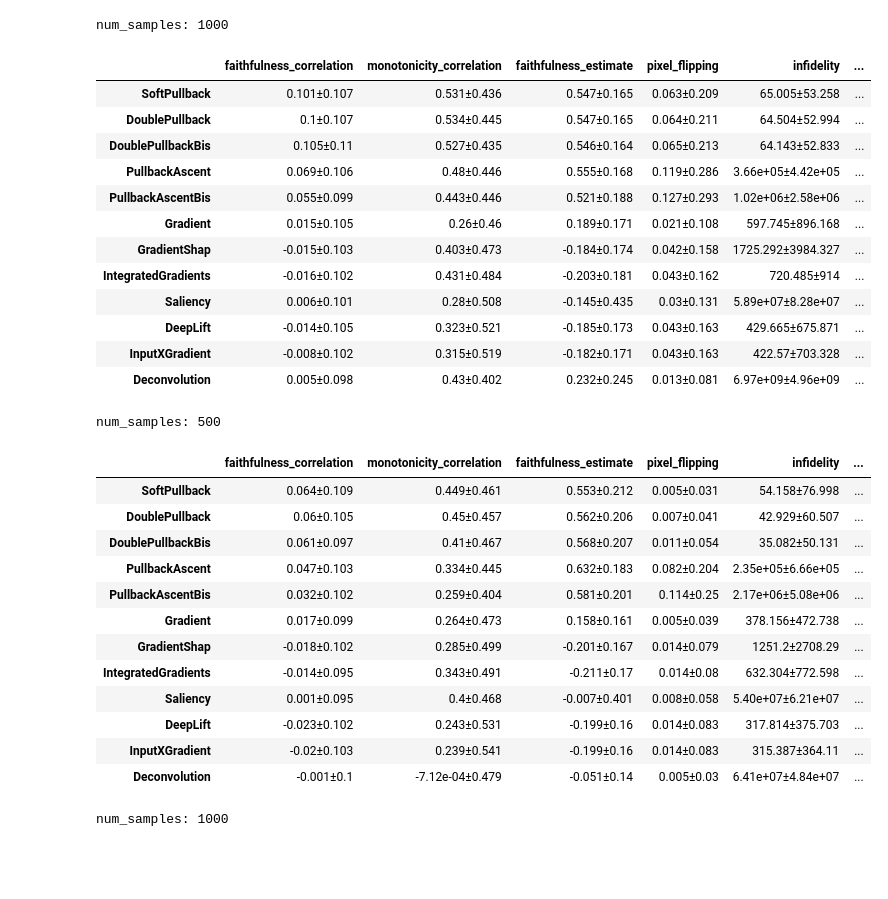
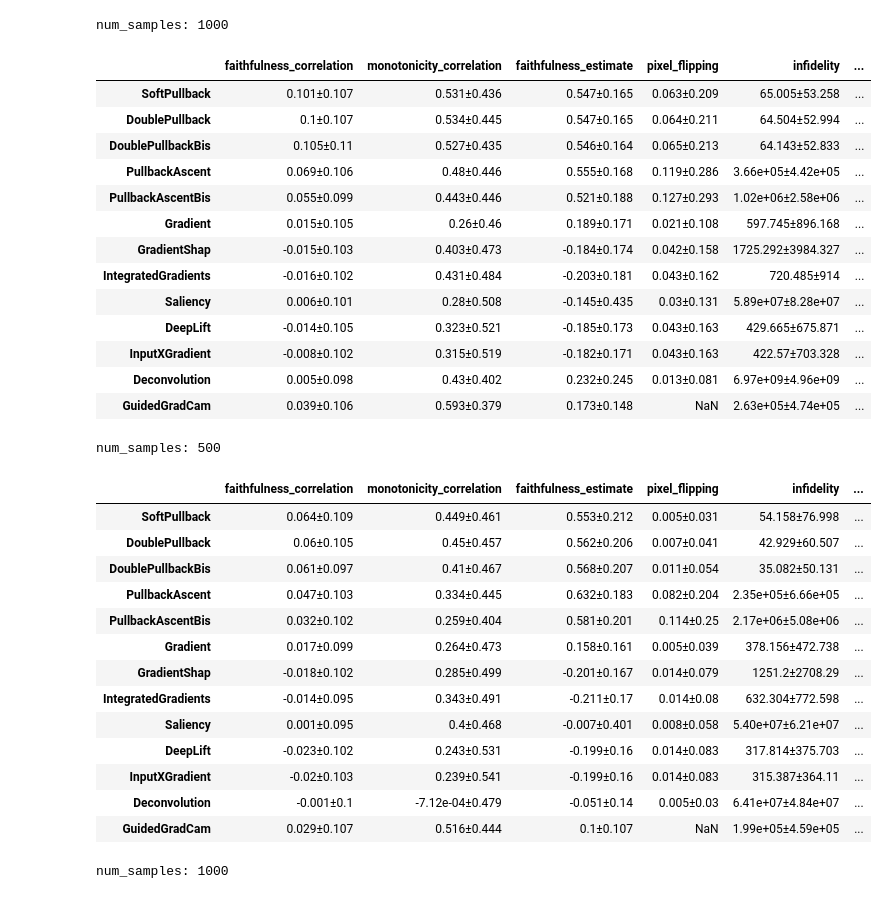
Before and after one commit to 314-Foundation/SemanticPullbacks, a Jupyter notebook: notebooks/verify_results.ipynb, the cells around one changed output. Saved outputs shown, nothing was run; the diff lists cells and outputs as text; code cells hidden in the pictures; blank space fills up the shorter version.

```diff
--- a/notebooks/verify_results.ipynb
+++ b/notebooks/verify_results.ipynb
@@ -23,0 +28,5 @@ from lib.evaluator import QuantusEvaluator, default_explainers, default_metrics
+# %%
+loaded_df_resnet_gc = QuantusEvaluator.load_results(f"results/quantus_resnet_20_25_gc")
+print("num_samples:", len(loaded_df_resnet_gc.iloc[0].iloc[0]))
+summary_resnet_gc = QuantusEvaluator.summarize_results(loaded_df_resnet_gc)
+summary_resnet_gc
@@ -23,0 +38,5 @@ from lib.evaluator import QuantusEvaluator, default_explainers, default_metrics
+# %%
+loaded_df_vgg_gc = QuantusEvaluator.load_results(f"results/quantus_vgg_20_25_gc")
+print("num_samples:", len(loaded_df_vgg_gc.iloc[0].iloc[0]))
+summary_vgg_gc = QuantusEvaluator.summarize_results(loaded_df_vgg_gc)
+summary_vgg_gc
@@ -24,27 +50,31 @@ from lib.evaluator import QuantusEvaluator, default_explainers, default_metrics
 # %%
 loaded_df_resnet = QuantusEvaluator.load_results(f"results/quantus_resnet_20_50")
 print("num_samples:", len(loaded_df_resnet.iloc[0].iloc[0]))
 summary_resnet = QuantusEvaluator.summarize_results(loaded_df_resnet)
+# summary_resnet.loc[len(summary_resnet)] = summary_resnet_gc.loc["GuidedGradCam"]
+summary_resnet.loc["GuidedGradCam"] = summary_resnet_gc.loc["GuidedGradCam"]
 summary_resnet
 # %% [output]
 num_samples: 1000
 |  | faithfulness_correlation | monotonicity_correlation | faithfulness_estimate | pixel_flipping | infidelity | ... |
 | SoftPullback | 0.101±0.107 | 0.531±0.436 | 0.547±0.165 | 0.063±0.209 | 65.005±53.258 | ... |
 | DoublePullback | 0.1±0.107 | 0.534±0.445 | 0.547±0.165 | 0.064±0.211 | 64.504±52.994 | ... |
 | DoublePullbackBis | 0.105±0.11 | 0.527±0.435 | 0.546±0.164 | 0.065±0.213 | 64.143±52.833 | ... |
 | PullbackAscent | 0.069±0.106 | 0.48±0.446 | 0.555±0.168 | 0.119±0.286 | 3.66e+05±4.42e+05 | ... |
 | PullbackAscentBis | 0.055±0.099 | 0.443±0.446 | 0.521±0.188 | 0.127±0.293 | 1.02e+06±2.58e+06 | ... |
 | Gradient | 0.015±0.105 | 0.26±0.46 | 0.189±0.171 | 0.021±0.108 | 597.745±896.168 | ... |
 | GradientShap | -0.015±0.103 | 0.403±0.473 | -0.184±0.174 | 0.042±0.158 | 1725.292±3984.327 | ... |
 | IntegratedGradients | -0.016±0.102 | 0.431±0.484 | -0.203±0.181 | 0.043±0.162 | 720.485±914 | ... |
 | Saliency | 0.006±0.101 | 0.28±0.508 | -0.145±0.435 | 0.03±0.131 | 5.89e+07±8.28e+07 | ... |
 | DeepLift | -0.014±0.105 | 0.323±0.521 | -0.185±0.173 | 0.043±0.163 | 429.665±675.871 | ... |
 | InputXGradient | -0.008±0.102 | 0.315±0.519 | -0.182±0.171 | 0.043±0.163 | 422.57±703.328 | ... |
 | Deconvolution | 0.005±0.098 | 0.43±0.402 | 0.232±0.245 | 0.013±0.081 | 6.97e+09±4.96e+09 | ... |
+| GuidedGradCam | 0.039±0.106 | 0.593±0.379 | 0.173±0.148 | NaN | 2.63e+05±4.74e+05 | ... |
 # %%
 loaded_df_vgg = QuantusEvaluator.load_results(f"results/quantus_vgg_20_25")
 print("num_samples:", len(loaded_df_vgg.iloc[0].iloc[0]))
 summary_vgg = QuantusEvaluator.summarize_results(loaded_df_vgg)
+summary_vgg.loc["GuidedGradCam"] = summary_vgg_gc.loc["GuidedGradCam"]
 summary_vgg
 # %% [output]
 num_samples: 500
@@ -61,6 +91,7 @@ num_samples: 500
 | DeepLift | -0.023±0.102 | 0.243±0.531 | -0.199±0.16 | 0.014±0.083 | 317.814±375.703 | ... |
 | InputXGradient | -0.02±0.103 | 0.239±0.541 | -0.199±0.16 | 0.014±0.083 | 315.387±364.11 | ... |
 | Deconvolution | -0.001±0.1 | -7.12e-04±0.479 | -0.051±0.14 | 0.005±0.03 | 6.41e+07±4.84e+07 | ... |
+| GuidedGradCam | 0.029±0.107 | 0.516±0.444 | 0.1±0.107 | NaN | 1.99e+05±4.59e+05 | ... |
 # %%
 loaded_df_pvt = QuantusEvaluator.load_results(f"results/quantus_pvt_20_50")
 print("num_samples:", len(loaded_df_pvt.iloc[0].iloc[0]))
```
Also changed, not shown: parts of 6 cells of this notebook.
